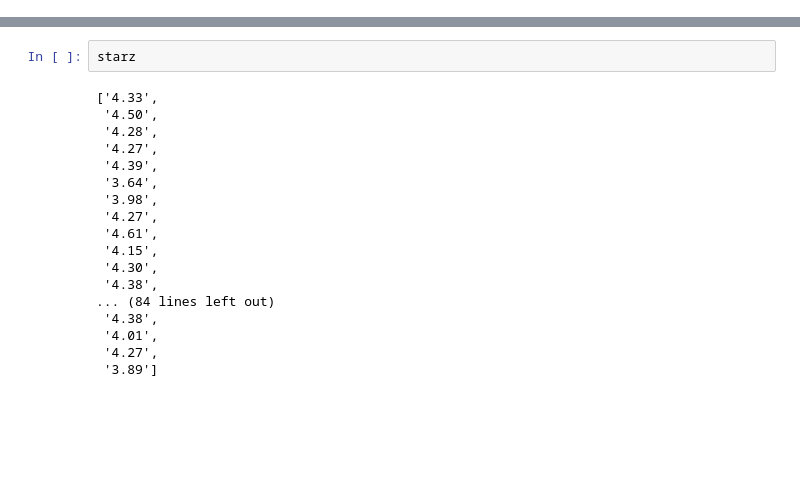
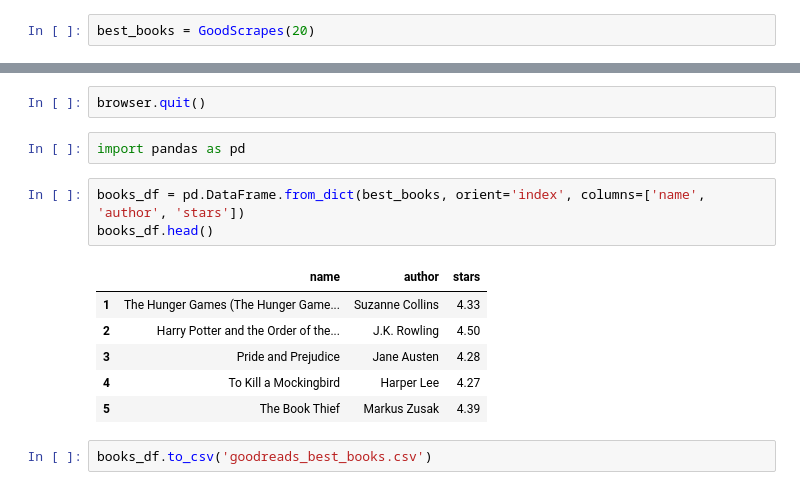
Before and after one commit to PGComai/Data_Analytics_Final_Project, a Jupyter notebook: goodreads_scrape/goodreads.ipynb, the cells around one changed output, grey strips where cells are left out. Cells and saved outputs as stored; diff of their text form; blank space fills up the shorter version.

```diff
--- a/goodreads_scrape/goodreads.ipynb
+++ b/goodreads_scrape/goodreads.ipynb
@@ -32,3 +51,5 @@ for row in rows:
+# %%
+best_books = GoodScrapes(20)
 # %%
 best_books
 # %% [output]
@@ -52,20 +73,16 @@ best_books
-# %%
-starz
-# %% [output]
-['4.33',
- '4.50',
- '4.28',
- '4.27',
- '4.39',
- '3.64',
- '3.98',
- '4.27',
- '4.61',
- '4.15',
- '4.30',
- '4.38',
-... (84 lines left out)
- '4.38',
- '4.01',
- '4.27',
- '3.89']
+# %%
+browser.quit()
+# %%
+import pandas as pd
+# %%
+books_df = pd.DataFrame.from_dict(best_books, orient='index', columns=['name', 'author', 'stars'])
+books_df.head()
+# %% [output]
+|  | name | author | stars |
+| 1 | The Hunger Games (The Hunger Game... | Suzanne Collins | 4.33 |
+| 2 | Harry Potter and the Order of the... | J.K. Rowling | 4.50 |
+| 3 | Pride and Prejudice | Jane Austen | 4.28 |
+| 4 | To Kill a Mockingbird | Harper Lee | 4.27 |
+| 5 | The Book Thief | Markus Zusak | 4.39 |
+# %%
+books_df.to_csv('goodreads_best_books.csv')
```
Also changed, not shown: parts of 6 cells of this notebook.
